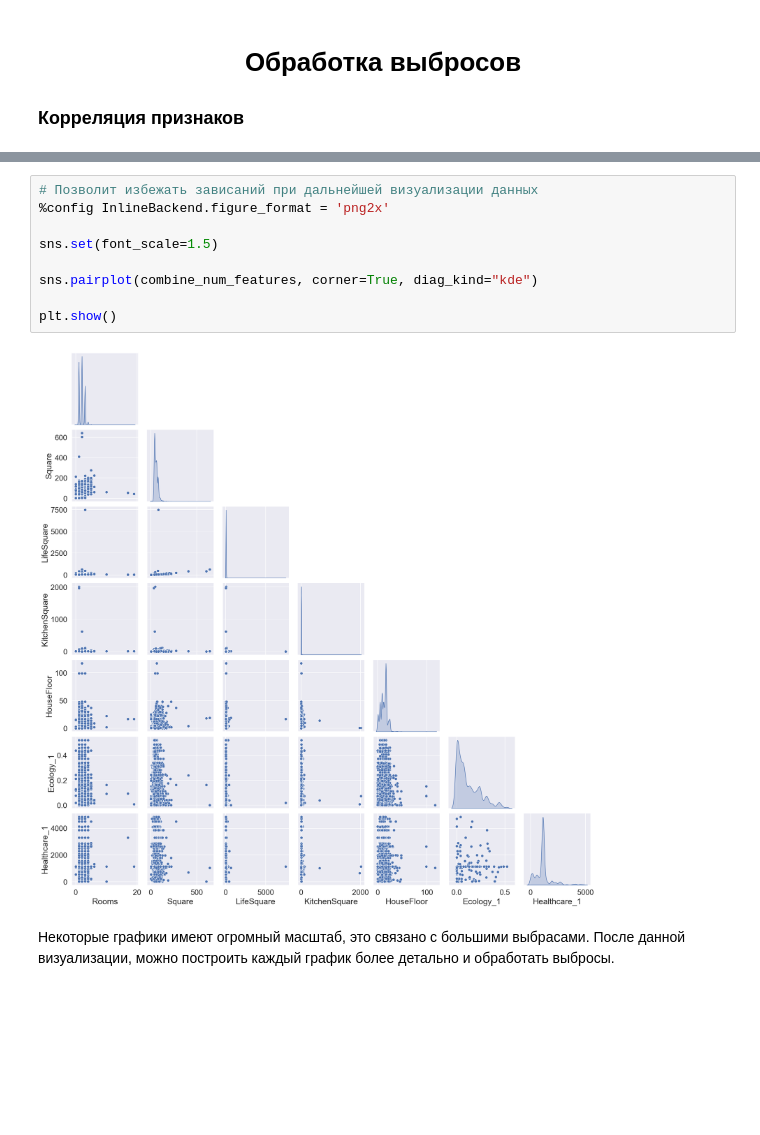
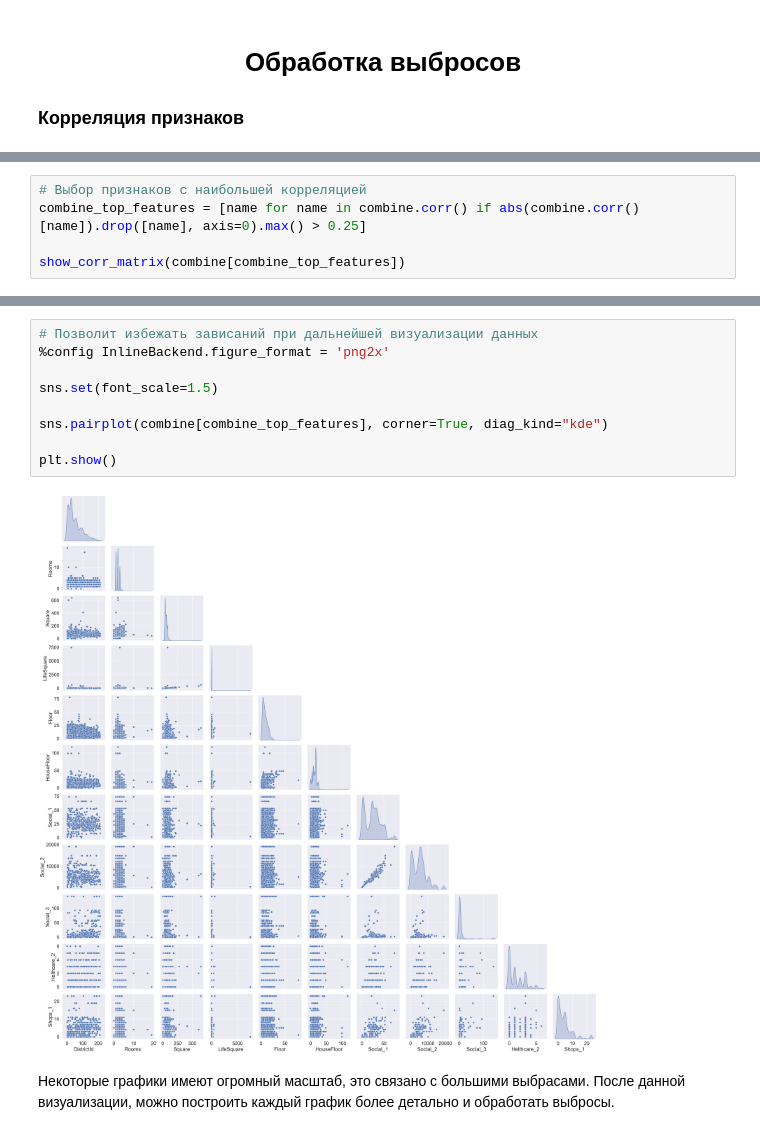
Before and after one commit to SciWake/OLD-Projects-for-Resume, a Jupyter notebook: house-price-prediction/Data_preprocessing.ipynb, the cells around one changed output, grey strips where cells are left out. Cells and saved outputs as stored; diff of their text form; blank space fills up the shorter version.

```diff
--- a/house-price-prediction/Data_preprocessing.ipynb
+++ b/house-price-prediction/Data_preprocessing.ipynb
@@ -265,0 +286,5 @@ show_corr_matrix(combine_num_features)
+# %%
+# Выбор признаков с наибольшей корреляцией
+combine_top_features = [name for name in combine.corr() if abs(combine.corr()[name]).drop([name], axis=0).max() > 0.25]
+
+show_corr_matrix(combine[combine_top_features])
@@ -266,14 +293,14 @@ show_corr_matrix(combine_num_features)
 # %%
 # Позволит избежать зависаний при дальнейшей визуализации данных
 %config InlineBackend.figure_format = 'png2x'
 
 sns.set(font_scale=1.5)
 
-sns.pairplot(combine_num_features, corner=True, diag_kind="kde")
+sns.pairplot(combine[combine_top_features], corner=True, diag_kind="kde")
 
 plt.show()
 # %% [output]
-[figure, old version]
+[figure, new version]
 # %% [markdown]
 Некоторые графики имеют огромный масштаб, это связано с большими выбрасами. После данной визуализации, можно построить каждый график более детально и обработать выбросы.
 # %% [markdown]
```
Also changed, not shown: parts of 7 cells of this notebook.
